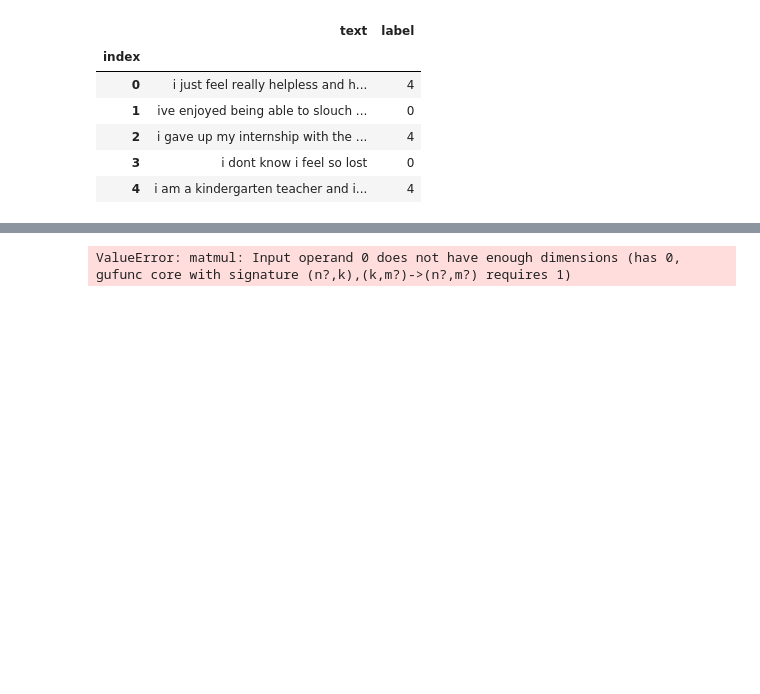
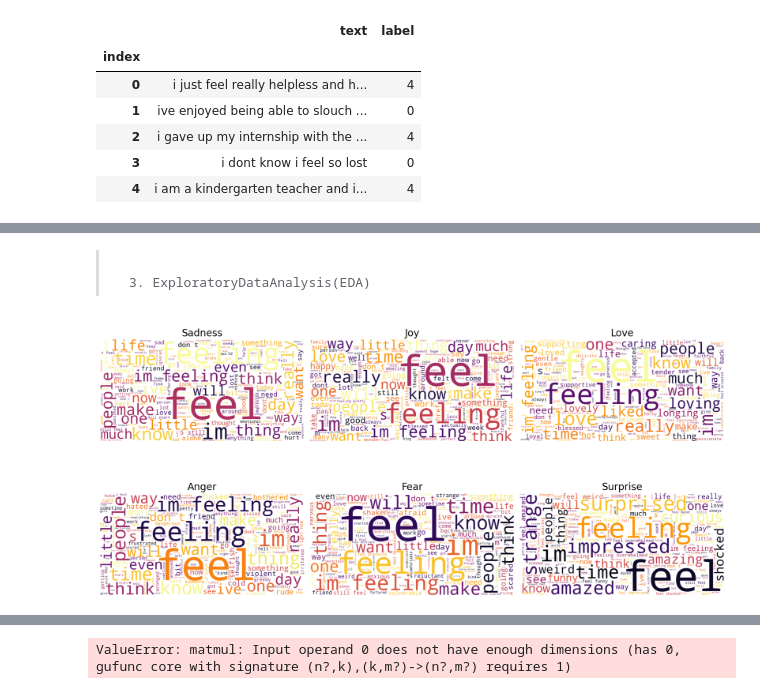
Before and after one commit to MohammadKN/Emotion-Analysis-CNN, a Jupyter notebook: Emotions.ipynb, the cells around one changed output, grey strips where cells are left out. Cells and saved outputs as stored; diff of their text form; code cells hidden in the pictures; blank space fills up the shorter version.

```diff
--- a/Emotions.ipynb
+++ b/Emotions.ipynb
@@ -217,0 +352,35 @@ print(df)
+# %% [markdown]
+>                                                                               3. ExploratoryDataAnalysis(EDA)
+# %%
+# _______________ Visualization Text Using Word Cloud _________________________________
+
+
+# Prepare your texts and labels
+emotion_texts = {
+    "Sadness":   ' '.join(df.loc[df.label==0, 'text']),
+    "Joy":       ' '.join(df.loc[df.label==1, 'text']),
+    "Love":      ' '.join(df.loc[df.label==2, 'text']),
+    "Anger":     ' '.join(df.loc[df.label==3, 'text']),
+    "Fear":      ' '.join(df.loc[df.label==4, 'text']),
+    "Surprise":  ' '.join(df.loc[df.label==5, 'text']),
+}
+# Set up the figure
+fig, axes = plt.subplots(2, 3, figsize=(18, 10))
+axes = axes.flatten()
+
+# Generate each word-cloud
+for ax, (emotion, text) in zip(axes, emotion_texts.items()):
+    wc = WordCloud(
+        width=800, height=400,
+        background_color='white',
+        max_words=200,
+        colormap='inferno' ). generate(text)
+
+    ax.imshow(wc, interpolation='bilinear')
+    ax.set_title(emotion, fontsize=20)
+    ax.axis('off')
+
+plt.tight_layout()
+plt.show()
+# %% [output]
+[figure, added]
```
Also changed, not shown: parts of 46 cells of this notebook.
